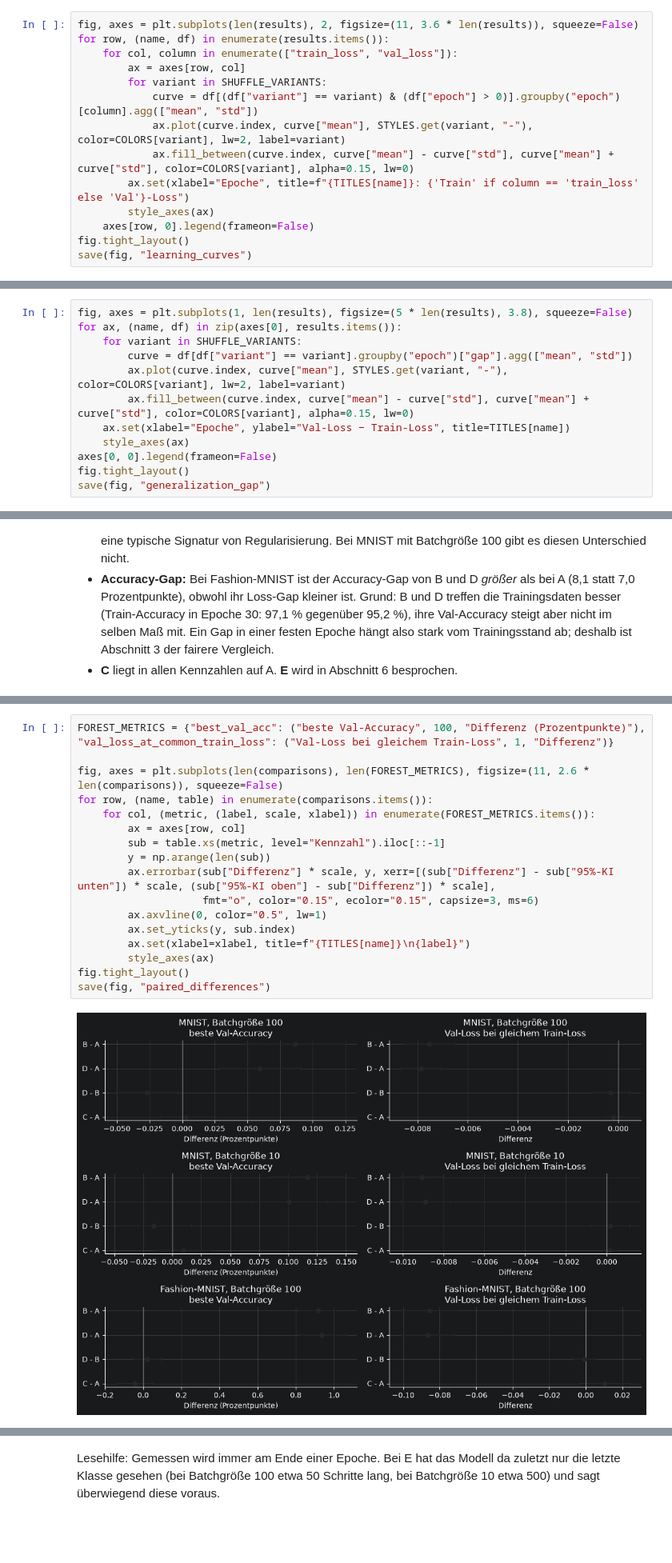
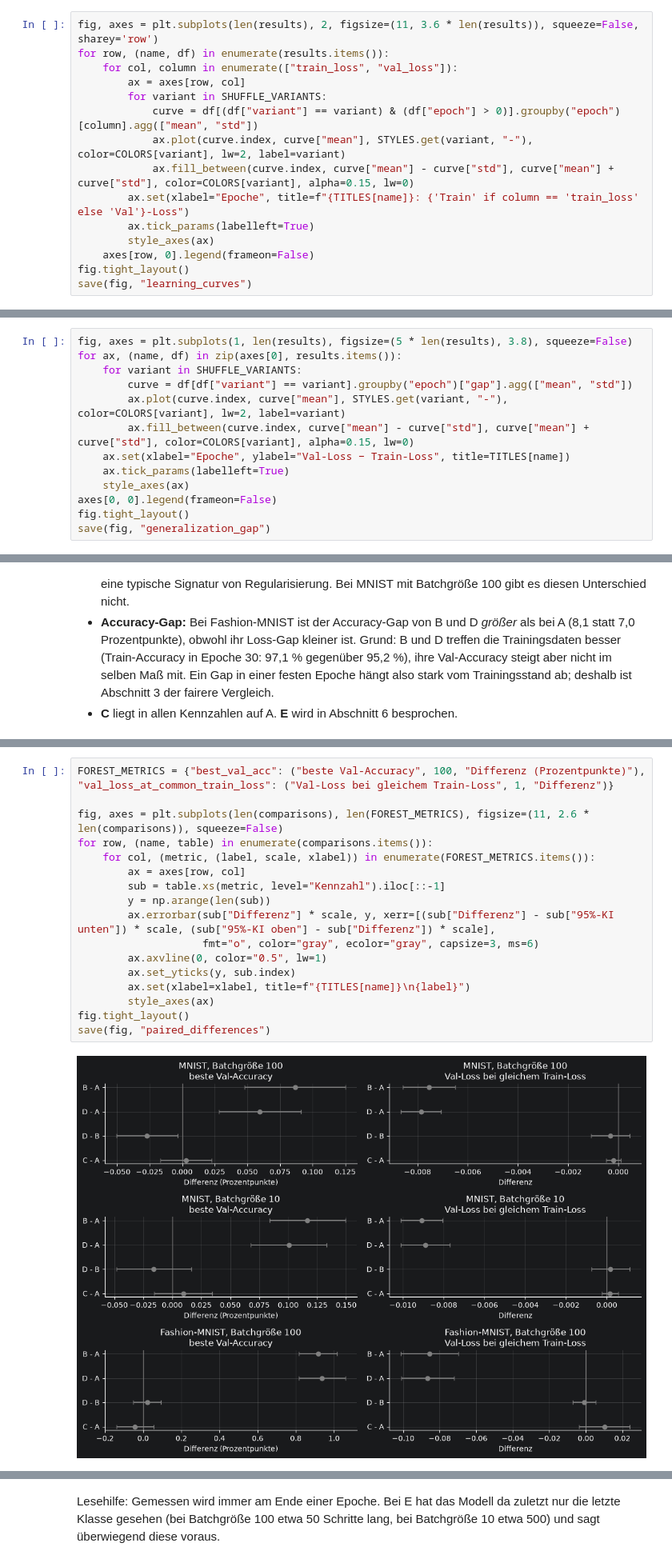
Before and after one commit to dariandieck/ml-shuffling-regularization, a Jupyter notebook: notebooks/04_analysis.ipynb, the cells around one changed output, grey strips where cells are left out. Shown at 80% size. Drawn from its saved outputs; the diff is of its cells as text; blank space fills up the shorter version.

```diff
--- a/notebooks/04_analysis.ipynb
+++ b/notebooks/04_analysis.ipynb
@@ -72,5 +73,5 @@ Train- und Val-Loss pro Epoche für A-D, Mittelwert über die Seeds, die Fläche
 # %%
-fig, axes = plt.subplots(len(results), 2, figsize=(11, 3.6 * len(results)), squeeze=False)
+fig, axes = plt.subplots(len(results), 2, figsize=(11, 3.6 * len(results)), squeeze=False, sharey='row')
 for row, (name, df) in enumerate(results.items()):
     for col, column in enumerate(["train_loss", "val_loss"]):
         ax = axes[row, col]
@@ -79,6 +80,7 @@ for row, (name, df) in enumerate(results.items()):
             ax.plot(curve.index, curve["mean"], STYLES.get(variant, "-"), color=COLORS[variant], lw=2, label=variant)
             ax.fill_between(curve.index, curve["mean"] - curve["std"], curve["mean"] + curve["std"], color=COLORS[variant], alpha=0.15, lw=0)
         ax.set(xlabel="Epoche", title=f"{TITLES[name]}: {'Train' if column == 'train_loss' else 'Val'}-Loss")
+        ax.tick_params(labelleft=True)
         style_axes(ax)
     axes[row, 0].legend(frameon=False)
 fig.tight_layout()
@@ -105,6 +107,7 @@ for ax, (name, df) in zip(axes[0], results.items()):
         ax.plot(curve.index, curve["mean"], STYLES.get(variant, "-"), color=COLORS[variant], lw=2, label=variant)
         ax.fill_between(curve.index, curve["mean"] - curve["std"], curve["mean"] + curve["std"], color=COLORS[variant], alpha=0.15, lw=0)
     ax.set(xlabel="Epoche", ylabel="Val-Loss − Train-Loss", title=TITLES[name])
+    ax.tick_params(labelleft=True)
     style_axes(ax)
 axes[0, 0].legend(frameon=False)
 fig.tight_layout()
@@ -315,22 +320,22 @@ Die wichtigsten Vergleiche als Abbildung: Punkt = mittlere Differenz, Balken = 9
 # %%
 FOREST_METRICS = {"best_val_acc": ("beste Val-Accuracy", 100, "Differenz (Prozentpunkte)"), "val_loss_at_common_train_loss": ("Val-Loss bei gleichem Train-Loss", 1, "Differenz")}
 
 fig, axes = plt.subplots(len(comparisons), len(FOREST_METRICS), figsize=(11, 2.6 * len(comparisons)), squeeze=False)
 for row, (name, table) in enumerate(comparisons.items()):
     for col, (metric, (label, scale, xlabel)) in enumerate(FOREST_METRICS.items()):
         ax = axes[row, col]
         sub = table.xs(metric, level="Kennzahl").iloc[::-1]
         y = np.arange(len(sub))
         ax.errorbar(sub["Differenz"] * scale, y, xerr=[(sub["Differenz"] - sub["95%-KI unten"]) * scale, (sub["95%-KI oben"] - sub["Differenz"]) * scale],
-                    fmt="o", color="0.15", ecolor="0.15", capsize=3, ms=6)
+                    fmt="o", color="gray", ecolor="gray", capsize=3, ms=6)
         ax.axvline(0, color="0.5", lw=1)
         ax.set_yticks(y, sub.index)
         ax.set(xlabel=xlabel, title=f"{TITLES[name]}\n{label}")
         style_axes(ax)
 fig.tight_layout()
 save(fig, "paired_differences")
 # %% [output]
-[figure, old version]
+[figure, new version]
 # %% [markdown]
 **Ergebnis:**
 
```
Also changed, not shown: parts of 15 cells of this notebook, 5 other files.
